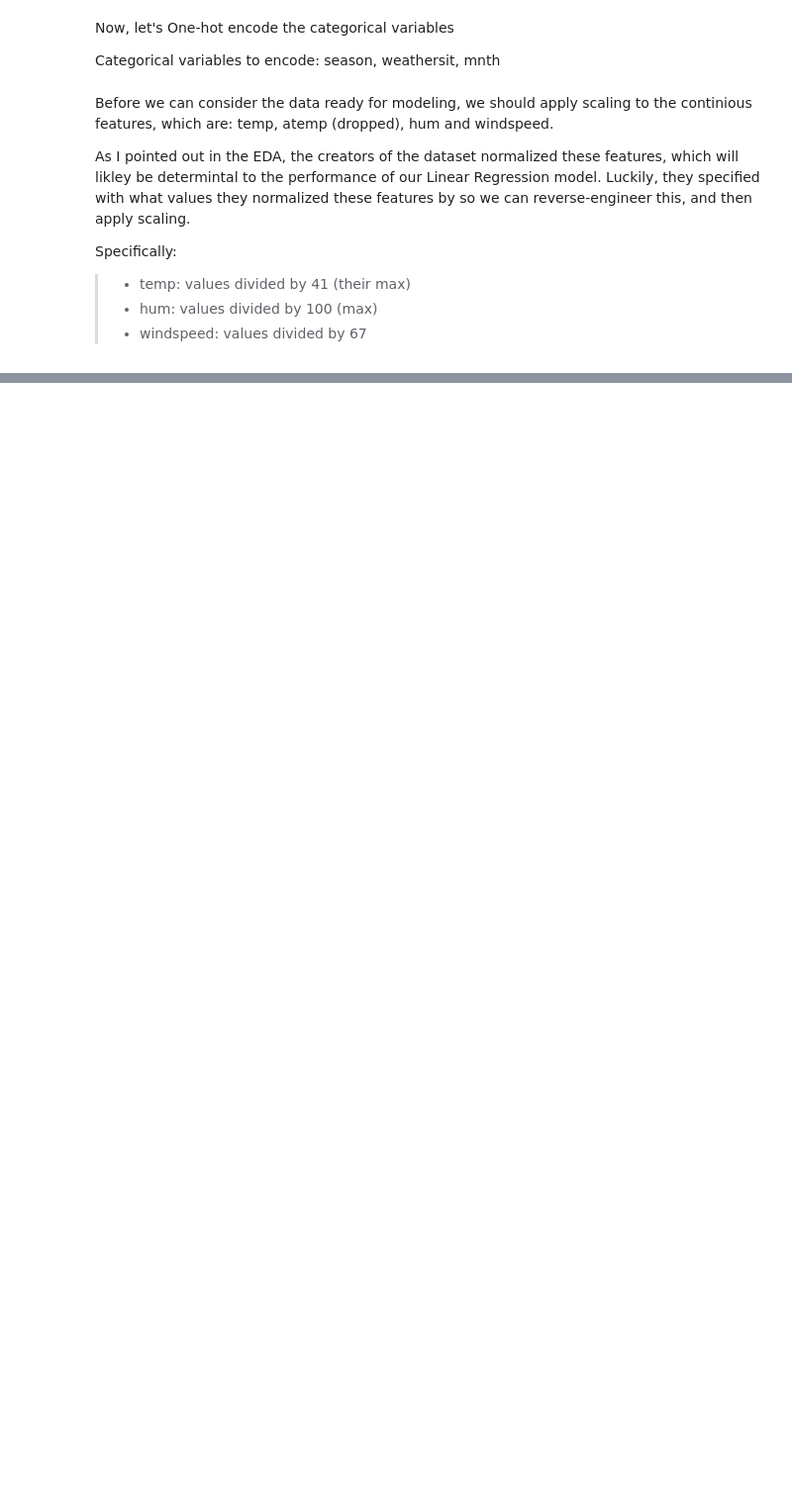
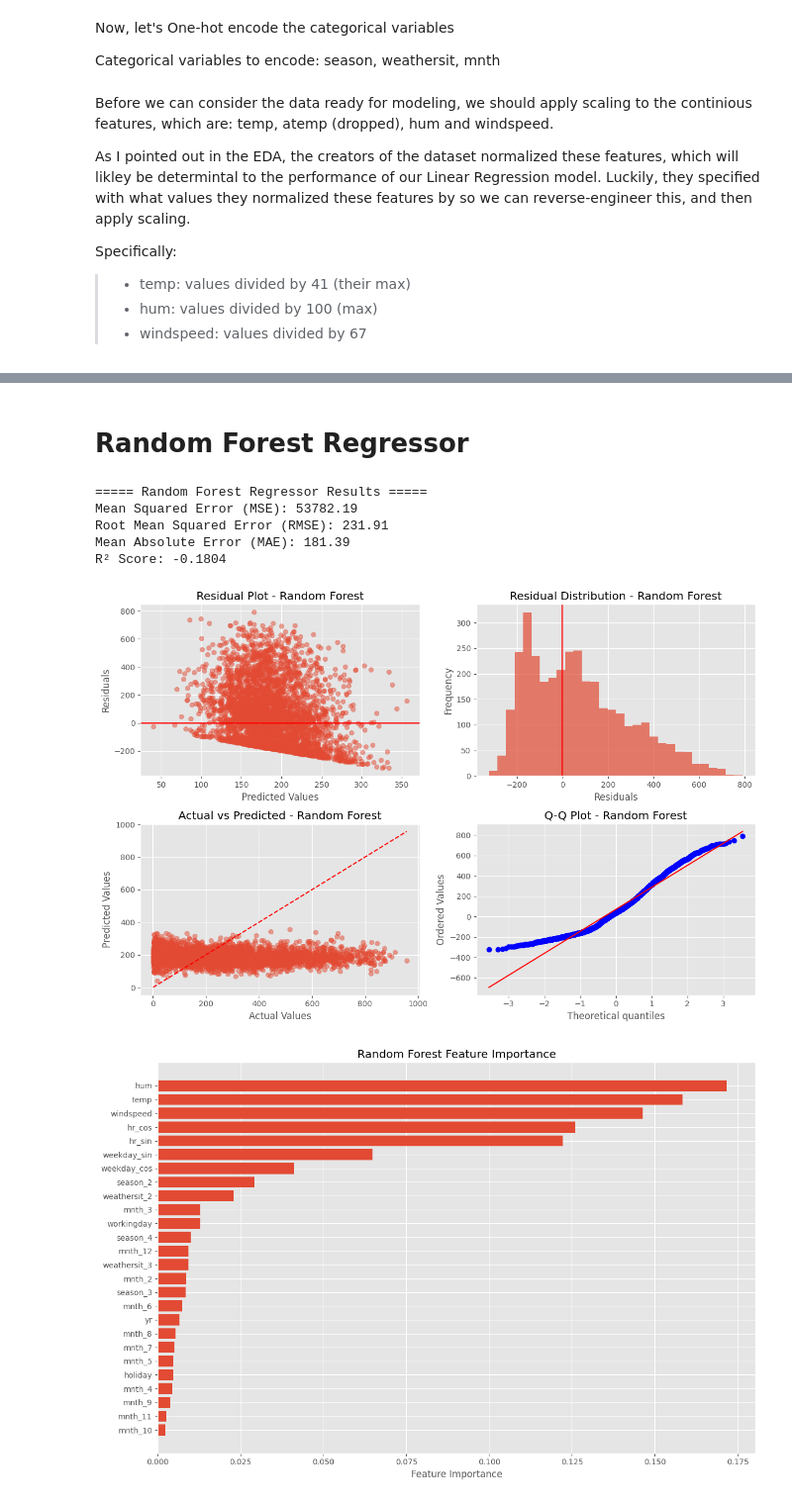
Before and after one commit to boris-gans/ML-fundamentals-2025, a Jupyter notebook: assignment_2/assignment_2_boris_gans.ipynb, the cells around one changed output, grey strips where cells are left out. Shown at 99% size. Saved outputs shown, nothing was run; the diff lists cells and outputs as text; code cells hidden in the pictures; blank space fills up the shorter version.

```diff
--- a/assignment_2/assignment_2_boris_gans.ipynb
+++ b/assignment_2/assignment_2_boris_gans.ipynb
@@ -573,0 +753,72 @@ None
+# %% [markdown]
+# Random Forest Regressor
+# %%
+rf_model = RandomForestRegressor(n_estimators=100, random_state=42)
+rf_model.fit(X_train, y_train)
+
+# Make predictions on validation set
+y_val_pred_rf = rf_model.predict(X_val)
+
+rf_mse = mean_squared_error(y_val, y_val_pred_rf)
+rf_rmse = np.sqrt(rf_mse)
+rf_mae = mean_absolute_error(y_val, y_val_pred_rf)
+rf_r2 = r2_score(y_val, y_val_pred_rf)
+
+print("\n===== Random Forest Regressor Results =====")
+print(f"Mean Squared Error (MSE): {rf_mse:.2f}")
+print(f"Root Mean Squared Error (RMSE): {rf_rmse:.2f}")
+print(f"Mean Absolute Error (MAE): {rf_mae:.2f}")
+print(f"R² Score: {rf_r2:.4f}")
+
+# Plot residuals
+residuals_rf = y_val - y_val_pred_rf
+
+plt.figure(figsize=(12, 8))
+plt.subplot(2, 2, 1)
+plt.scatter(y_val_pred_rf, residuals_rf, alpha=0.5)
+plt.axhline(y=0, color='r', linestyle='-')
+plt.xlabel('Predicted Values')
+plt.ylabel('Residuals')
+plt.title('Residual Plot - Random Forest')
+
+# Histogram of residuals
+plt.subplot(2, 2, 2)
+plt.hist(residuals_rf, bins=30, alpha=0.7)
+plt.axvline(x=0, color='r', linestyle='-')
+plt.xlabel('Residuals')
+plt.ylabel('Frequency')
+plt.title('Residual Distribution - Random Forest')
+
+# Actual vs Predicted
+plt.subplot(2, 2, 3)
+plt.scatter(y_val, y_val_pred_rf, alpha=0.5)
+plt.plot([y_val.min(), y_val.max()], [y_val.min(), y_val.max()], 'r--')
+plt.xlabel('Actual Values')
+plt.ylabel('Predicted Values')
+plt.title('Actual vs Predicted - Random Forest')
+
+# QQ plot for residuals
+plt.subplot(2, 2, 4)
+stats.probplot(residuals_rf, dist="norm", plot=plt)
+plt.title('Q-Q Plot - Random Forest')
+
+plt.tight_layout()
+plt.show()
+
+# Feature importance plot
+feature_importance = rf_model.feature_importances_
+sorted_idx = np.argsort(feature_importance)
+plt.figure(figsize=(12, 8))
+plt.barh(feature_names[sorted_idx], feature_importance[sorted_idx])
+plt.xlabel('Feature Importance')
+plt.title('Random Forest Feature Importance')
+plt.tight_layout()
+plt.show()
+# %% [output]
+===== Random Forest Regressor Results =====
+Mean Squared Error (MSE): 53782.19
+Root Mean Squared Error (RMSE): 231.91
+Mean Absolute Error (MAE): 181.39
+R² Score: -0.1804
+[figure, added]
+[figure, added]
```
Also changed, not shown: parts of 15 cells of this notebook, 2 other files.
